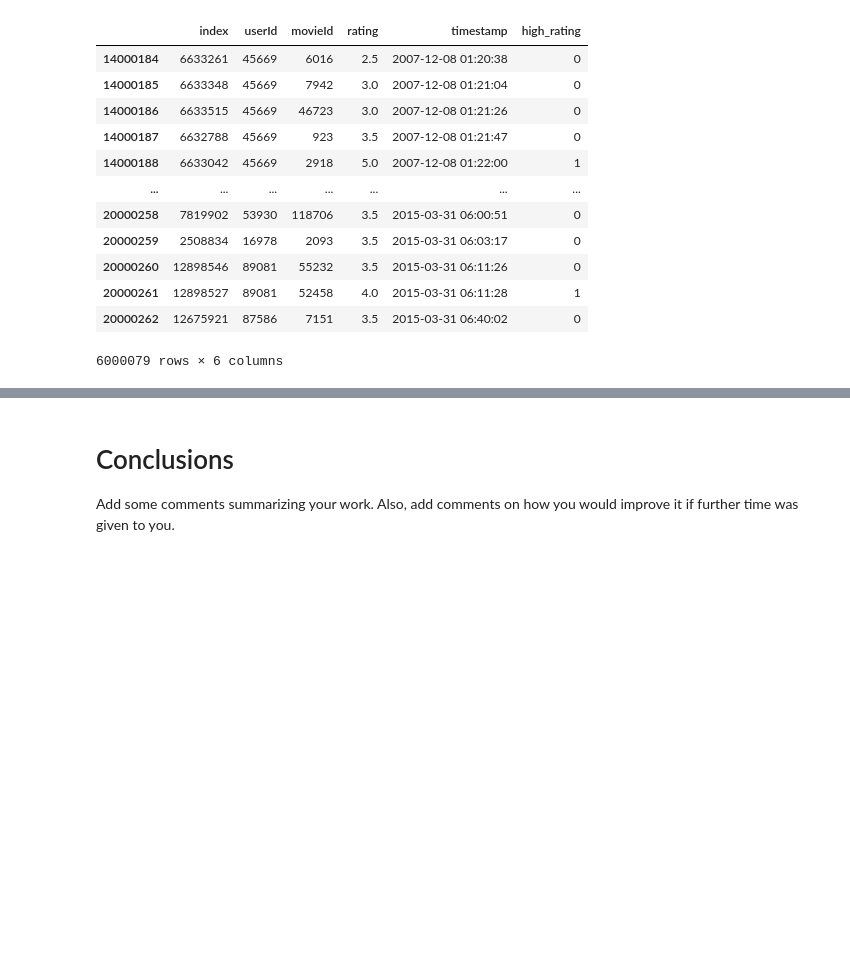
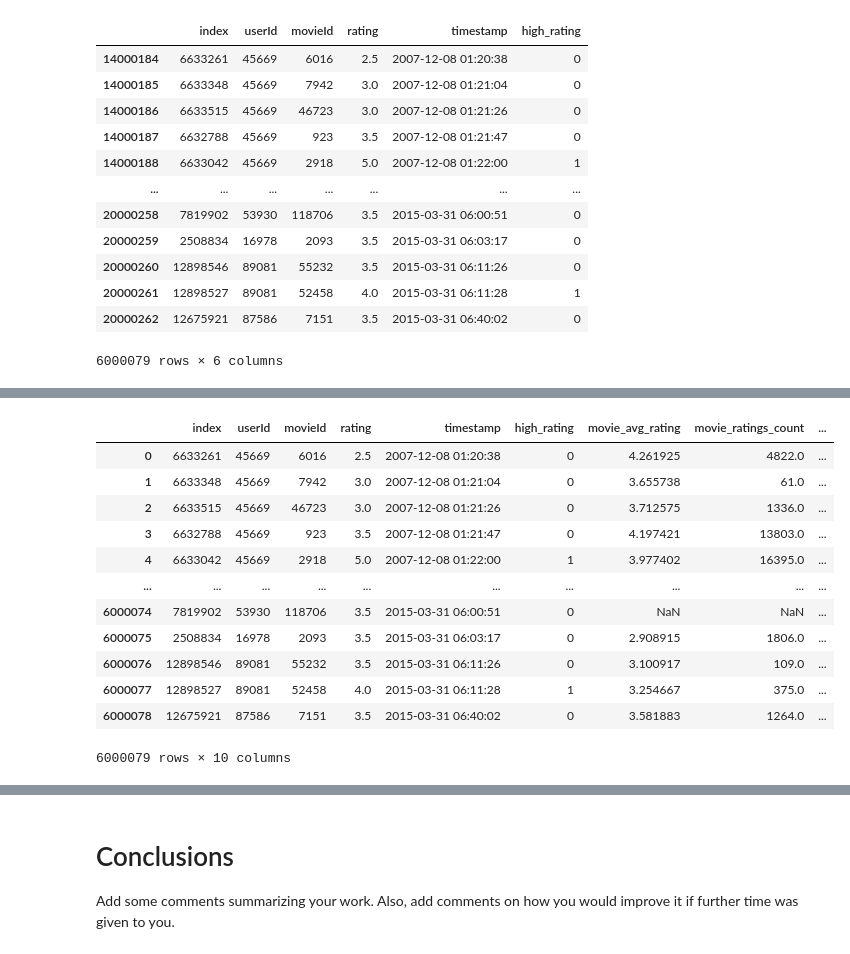
Before and after one commit to sanchiesa/user_movie_rating, a Jupyter notebook: notebooks/user_movie_rating.ipynb, the cells around one changed output, grey strips where cells are left out. Saved outputs shown, nothing was run; the diff lists cells and outputs as text; code cells hidden in the pictures; blank space fills up the shorter version.

```diff
--- a/notebooks/user_movie_rating.ipynb
+++ b/notebooks/user_movie_rating.ipynb
@@ -247,0 +492,16 @@ people. Also, it is advisable to have considerations for code efficiency.
+# %%
+df_test
+# %% [output]
+|  | index | userId | movieId | rating | timestamp | high_rating | movie_avg_rating | movie_ratings_count | ... |
+| 0 | 6633261 | 45669 | 6016 | 2.5 | 2007-12-08 01:20:38 | 0 | 4.261925 | 4822.0 | ... |
+| 1 | 6633348 | 45669 | 7942 | 3.0 | 2007-12-08 01:21:04 | 0 | 3.655738 | 61.0 | ... |
+| 2 | 6633515 | 45669 | 46723 | 3.0 | 2007-12-08 01:21:26 | 0 | 3.712575 | 1336.0 | ... |
+| 3 | 6632788 | 45669 | 923 | 3.5 | 2007-12-08 01:21:47 | 0 | 4.197421 | 13803.0 | ... |
+| 4 | 6633042 | 45669 | 2918 | 5.0 | 2007-12-08 01:22:00 | 1 | 3.977402 | 16395.0 | ... |
+| ... | ... | ... | ... | ... | ... | ... | ... | ... | ... |
+| 6000074 | 7819902 | 53930 | 118706 | 3.5 | 2015-03-31 06:00:51 | 0 | NaN | NaN | ... |
+| 6000075 | 2508834 | 16978 | 2093 | 3.5 | 2015-03-31 06:03:17 | 0 | 2.908915 | 1806.0 | ... |
+| 6000076 | 12898546 | 89081 | 55232 | 3.5 | 2015-03-31 06:11:26 | 0 | 3.100917 | 109.0 | ... |
+| 6000077 | 12898527 | 89081 | 52458 | 4.0 | 2015-03-31 06:11:28 | 1 | 3.254667 | 375.0 | ... |
+| 6000078 | 12675921 | 87586 | 7151 | 3.5 | 2015-03-31 06:40:02 | 0 | 3.581883 | 1264.0 | ... |
+6000079 rows × 10 columns
```
Also changed, not shown: parts of 64 cells of this notebook, 1 other file.
